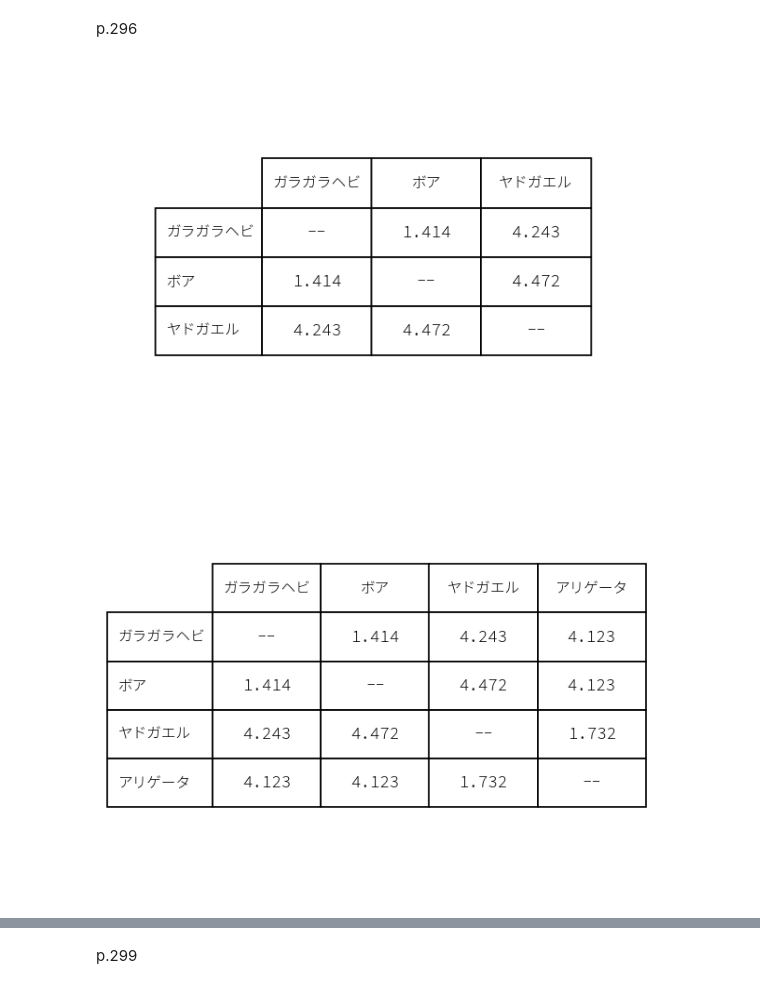
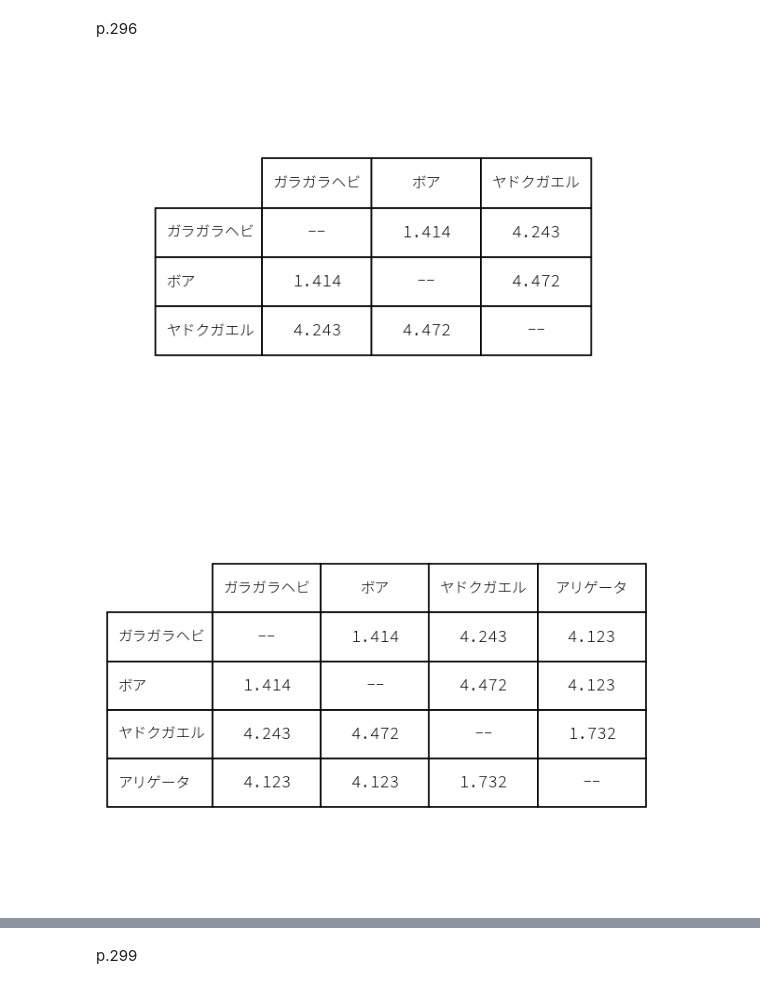
Before and after one commit to akokubo/jupyter-notebook-python2, a Jupyter notebook: 第19章 機械学習はやわかり.ipynb, the cells around one changed output, grey strips where cells are left out. Saved outputs shown, nothing was run; the diff lists cells and outputs as text; code cells hidden in the pictures.

```diff
--- a/第19章 機械学習はやわかり.ipynb
+++ b/第19章 機械学習はやわかり.ipynb
@@ -28,11 +28,10 @@ class Animal(object):
     def distance(self, other):
         """otherはAnimalオブジェクトとする
            自分自身とother間のユークリッド距離を返す"""
-        return minkowskiDist(self.getFeatures(),
-                             other.getFeatures(), 2)
+        return minkowskiDist(self.getFeatures(), other.getFeatures(), 2)
 # %%
 def compareAnimals(animals, precision):
-    """animalsはAnimalオブジェクトのリスト, precisionは非負の整数とする
+    """animalsはAnimalオブジェクトのリスト、precisionは非負の整数とする
        それぞれのAnimal間のユークリッド距離の表を作る"""
     pylab.figure(dpi=125)
     #行と列のラベルを得る
@@ -61,7 +60,7 @@ def compareAnimals(animals, precision):
                         loc = 'center',
                         colWidths = [0.2]*len(animals))
     table.scale(1, 2.5)
-    pylab.axis('off') #x軸とy軸を表示しない
+    pylab.axis('off') # x軸とy軸を表示しない
     pylab.savefig('distances')
     pylab.show()
 # %% [markdown]
@@ -69,17 +68,17 @@ p.296
 # %%
 rattlesnake = Animal(u'ガラガラヘビ', [1,1,1,1,0])
 boa = Animal(u'ボア', [0,1,0,1,0])
-dartFrog = Animal(u'ヤドガエル', [1,0,1,0,4])
+dartFrog = Animal(u'ヤドクガエル', [1,0,1,0,4])
 animals = [rattlesnake, boa, dartFrog]
 compareAnimals(animals, 3)
 # %% [output]
-[figure, old version]
+[figure, new version]
 # %%
 alligator = Animal(u'アリゲータ', [1,1,0,1,4])
 animals.append(alligator)
 compareAnimals(animals, 3)
 # %% [output]
-[figure, old version]
+[figure, new version]
 # %%
 rattlesnake = Animal(u'ガラガラヘビ', [1,1,1,1,0])
 boa = Animal(u'ボア', [0,1,0,1,0])
```
Also changed, not shown: parts of 20 cells of this notebook, 3 other files.
